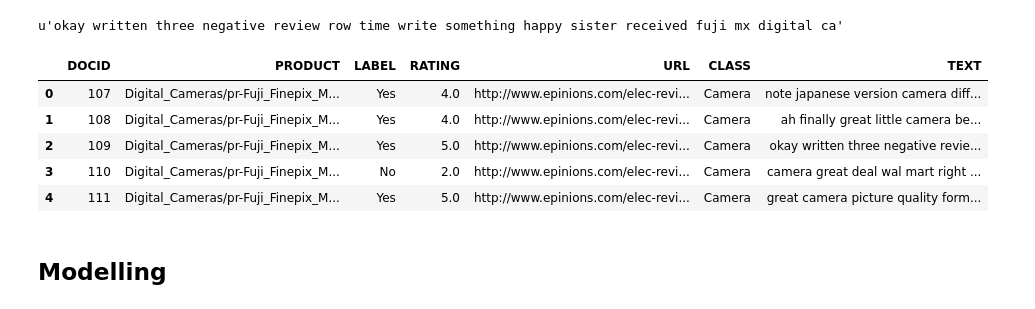
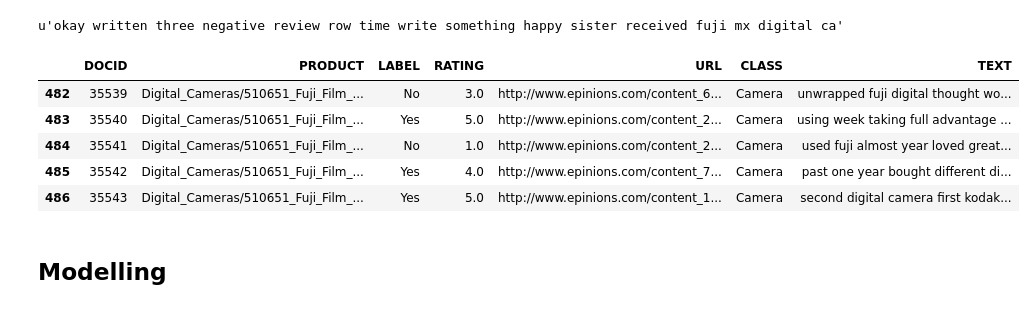
Before and after one commit to nikhilba/Epinions-Sentiment-Analysis, a Jupyter notebook: Analysis/Understanding sentiments in Epinions.ipynb, the cells around one changed output. Drawn from its saved outputs; the diff is of its cells as text; code cells hidden in the pictures.

```diff
--- a/Analysis/Understanding sentiments in Epinions.ipynb
+++ b/Analysis/Understanding sentiments in Epinions.ipynb
@@ -346,14 +363,14 @@ processed_fuji_data.TEXT[2][:100]
 # %% [output]
 u'okay written three negative review row time write something happy sister received fuji mx digital ca'
 # %%
-processed_fuji_data.head()
+processed_fuji_data.tail()
 # %% [output]
 |  | DOCID | PRODUCT | LABEL | RATING | URL | CLASS | TEXT |
-| 0 | 107 | Digital_Cameras/pr-Fuji_Finepix_M... | Yes | 4.0 | http://www.epinions.com/elec-revi... | Camera | note japanese version camera diff... |
-| 1 | 108 | Digital_Cameras/pr-Fuji_Finepix_M... | Yes | 4.0 | http://www.epinions.com/elec-revi... | Camera | ah finally great little camera be... |
-| 2 | 109 | Digital_Cameras/pr-Fuji_Finepix_M... | Yes | 5.0 | http://www.epinions.com/elec-revi... | Camera | okay written three negative revie... |
-| 3 | 110 | Digital_Cameras/pr-Fuji_Finepix_M... | No | 2.0 | http://www.epinions.com/elec-revi... | Camera | camera great deal wal mart right ... |
-| 4 | 111 | Digital_Cameras/pr-Fuji_Finepix_M... | Yes | 5.0 | http://www.epinions.com/elec-revi... | Camera | great camera picture quality form... |
+| 482 | 35539 | Digital_Cameras/510651_Fuji_Film_... | No | 3.0 | http://www.epinions.com/content_6... | Camera | unwrapped fuji digital thought wo... |
+| 483 | 35540 | Digital_Cameras/510651_Fuji_Film_... | Yes | 5.0 | http://www.epinions.com/content_2... | Camera | using week taking full advantage ... |
+| 484 | 35541 | Digital_Cameras/510651_Fuji_Film_... | No | 1.0 | http://www.epinions.com/content_2... | Camera | used fuji almost year loved great... |
+| 485 | 35542 | Digital_Cameras/510651_Fuji_Film_... | Yes | 4.0 | http://www.epinions.com/content_7... | Camera | past one year bought different di... |
+| 486 | 35543 | Digital_Cameras/510651_Fuji_Film_... | Yes | 5.0 | http://www.epinions.com/content_1... | Camera | second digital camera first kodak... |
 # %% [markdown]
 ## Modelling
 # %% [markdown]
```
Also changed, not shown: parts of 61 cells of this notebook.
